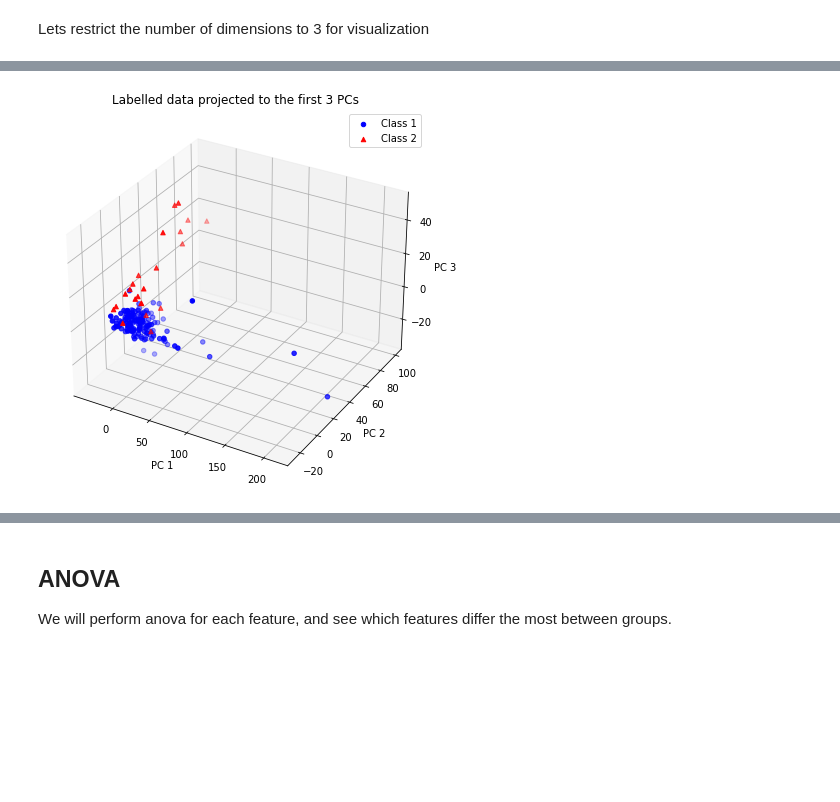
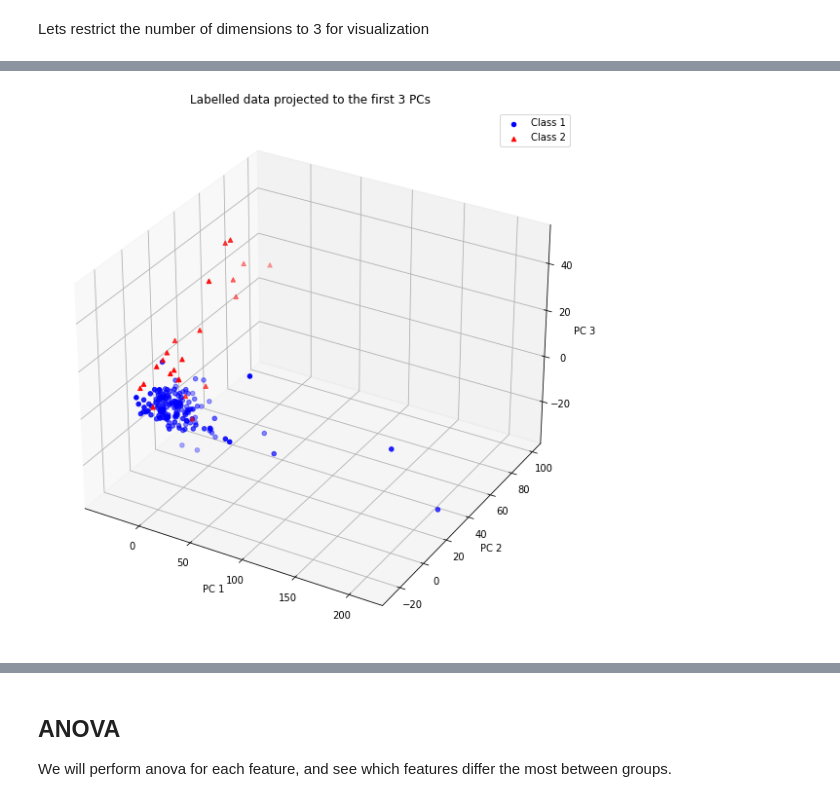
Before and after one commit to mariuscaptari/data-science-coursework, a Jupyter notebook: 3a/3a2/Exploratory_analysis_3a.ipynb, the cells around one changed output, grey strips where cells are left out. Cells and saved outputs as stored; diff of their text form; code cells hidden in the pictures; blank space fills up the shorter version.

```diff
--- a/3a/3a2/Exploratory_analysis_3a.ipynb
+++ b/3a/3a2/Exploratory_analysis_3a.ipynb
@@ -18,8 +19,8 @@ plt.rcParams['figure.figsize'] = [10, 7] # Change the desired figure size here i
 # %% [markdown]
 Replace the following paths with the paths of the data.csv and labels.csv file on your system.
 # %%
-df = pd.read_csv("./data/raw_data/data.csv", header= None)
-labels = pd.read_csv("./data/raw_data/labels.csv", header=None)
+df = pd.read_csv("./data/data.csv", header= None)
+labels = pd.read_csv("./data/labels.csv", header=None)
 # %% [markdown]
 We extract the indices of the two present classes for later
 # %%
@@ -97,6 +98,8 @@ pca3.fit(df)
 data_pca3 = pd.DataFrame(pca3.transform(df))
 
 print(f"Variance explained by the first 3 PCs: {sum(pca3.explained_variance_ratio_)}")
+
+plt.rcParams['figure.figsize'] = [14, 10]
 
 fig = plt.figure()
 ax = fig.add_subplot(projection="3d")
@@ -118 +121 @@ Variance explained by the first 3 PCs: 0.6766136653963102
-[figure, old version]
+[figure, new version]
```
Also changed, not shown: parts of 15 cells of this notebook, 1 other file.
